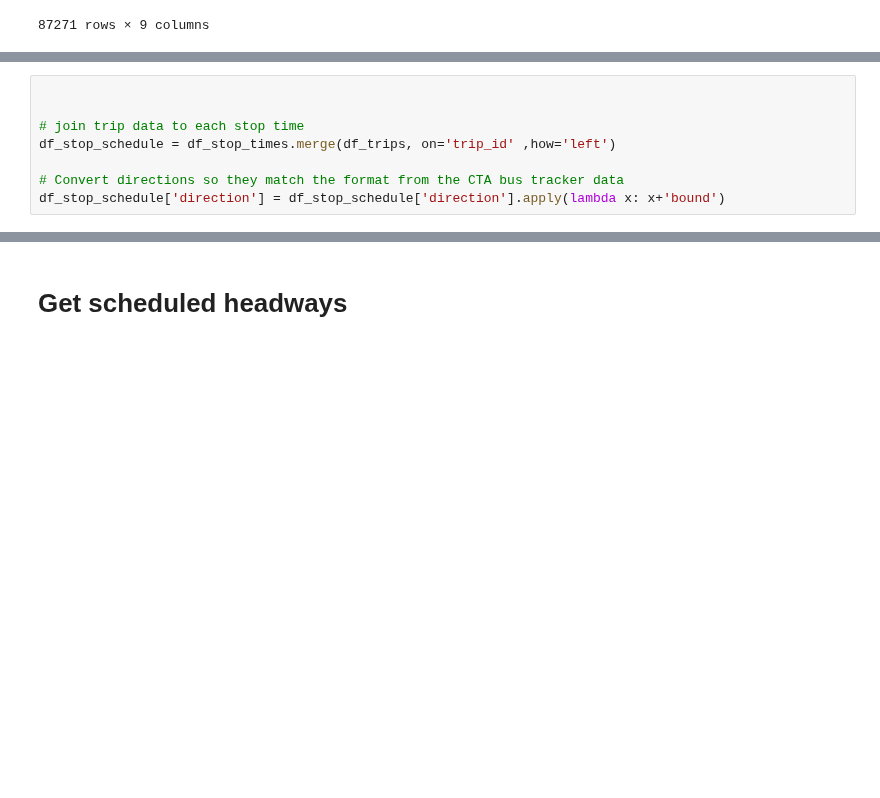
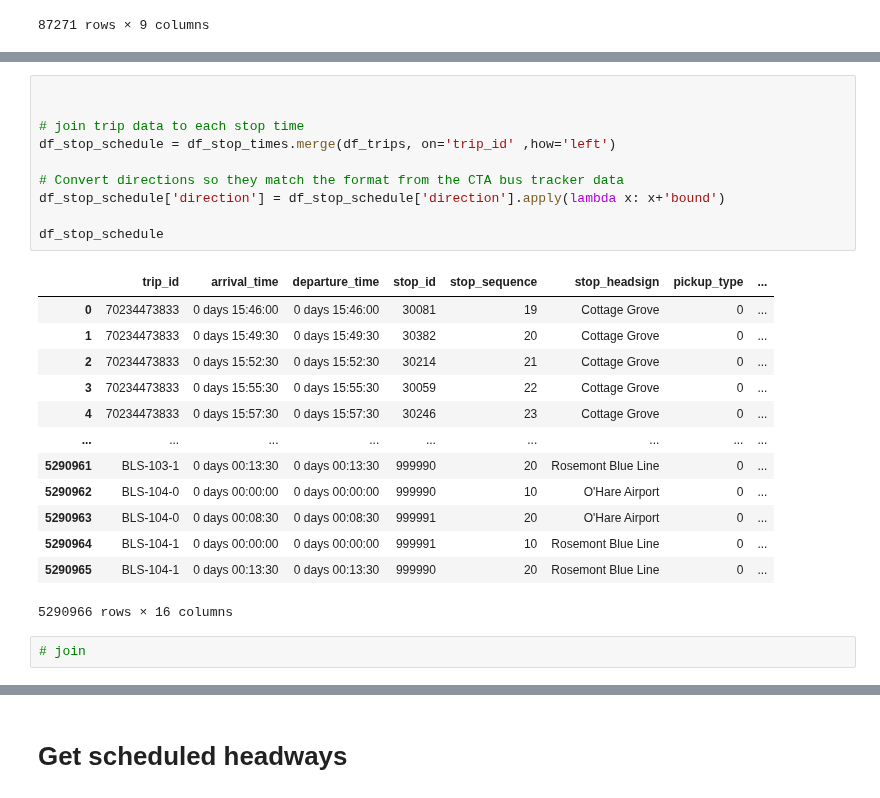
Before and after one commit to kristenhahn/cta_bus_tracker_exploration, a Jupyter notebook: headways.ipynb, the cells around one changed output, grey strips where cells are left out. Drawn from its saved outputs; the diff is of its cells as text; blank space fills up the shorter version.

```diff
--- a/headways.ipynb
+++ b/headways.ipynb
@@ -690,8 +735,26 @@ df_trips
 # %%
 
 
 # join trip data to each stop time
 df_stop_schedule = df_stop_times.merge(df_trips, on='trip_id' ,how='left')
 
 # Convert directions so they match the format from the CTA bus tracker data
 df_stop_schedule['direction'] = df_stop_schedule['direction'].apply(lambda x: x+'bound')
+
+df_stop_schedule
+# %% [output]
+|  | trip_id | arrival_time | departure_time | stop_id | stop_sequence | stop_headsign | pickup_type | ... |
+| 0 | 70234473833 | 0 days 15:46:00 | 0 days 15:46:00 | 30081 | 19 | Cottage Grove | 0 | ... |
+| 1 | 70234473833 | 0 days 15:49:30 | 0 days 15:49:30 | 30382 | 20 | Cottage Grove | 0 | ... |
+| 2 | 70234473833 | 0 days 15:52:30 | 0 days 15:52:30 | 30214 | 21 | Cottage Grove | 0 | ... |
+| 3 | 70234473833 | 0 days 15:55:30 | 0 days 15:55:30 | 30059 | 22 | Cottage Grove | 0 | ... |
+| 4 | 70234473833 | 0 days 15:57:30 | 0 days 15:57:30 | 30246 | 23 | Cottage Grove | 0 | ... |
+| ... | ... | ... | ... | ... | ... | ... | ... | ... |
+| 5290961 | BLS-103-1 | 0 days 00:13:30 | 0 days 00:13:30 | 999990 | 20 | Rosemont Blue Line | 0 | ... |
+| 5290962 | BLS-104-0 | 0 days 00:00:00 | 0 days 00:00:00 | 999990 | 10 | O'Hare Airport | 0 | ... |
+| 5290963 | BLS-104-0 | 0 days 00:08:30 | 0 days 00:08:30 | 999991 | 20 | O'Hare Airport | 0 | ... |
+| 5290964 | BLS-104-1 | 0 days 00:00:00 | 0 days 00:00:00 | 999991 | 10 | Rosemont Blue Line | 0 | ... |
+| 5290965 | BLS-104-1 | 0 days 00:13:30 | 0 days 00:13:30 | 999990 | 20 | Rosemont Blue Line | 0 | ... |
+5290966 rows × 16 columns
+# %%
+# join
```
Also changed, not shown: parts of 5 cells of this notebook.
